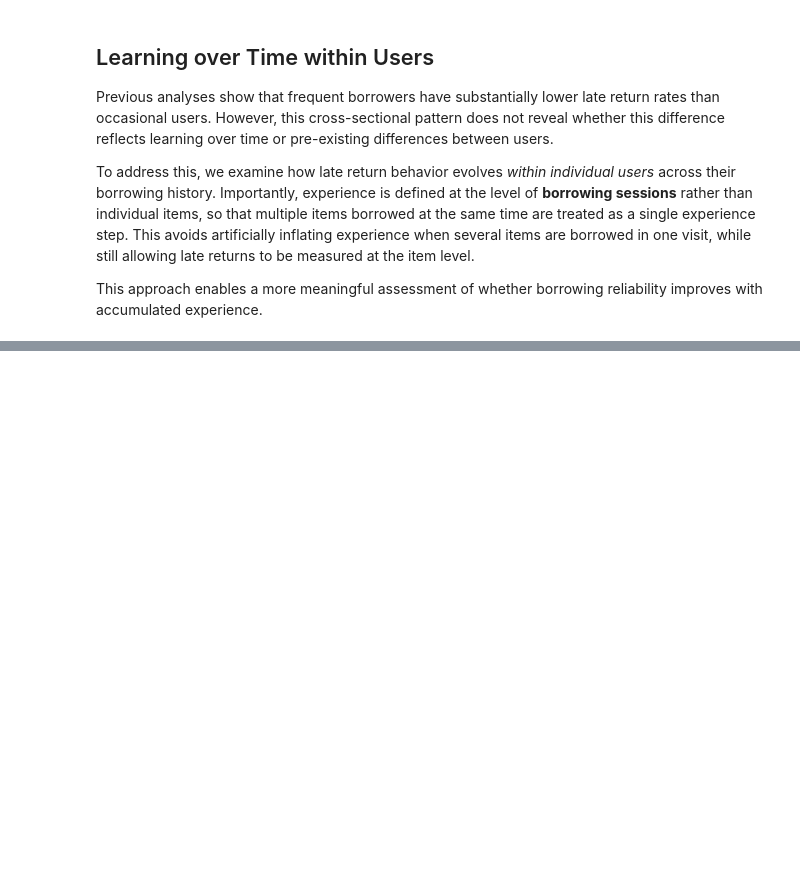
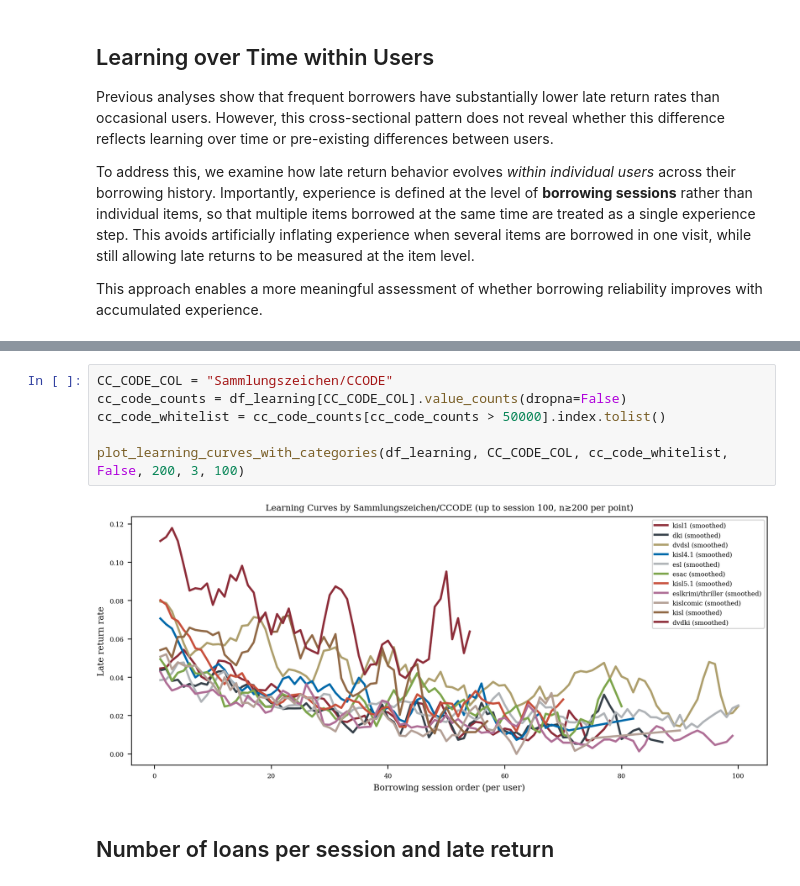
Before and after one commit to RobinAllgeier/Data_Literacy, a Jupyter notebook: exp/04_02_eda_user_behavior.ipynb, the cells around one changed output, grey strips where cells are left out. Saved outputs shown, nothing was run; the diff lists cells and outputs as text; blank space fills up the shorter version.

```diff
--- a/exp/04_02_eda_user_behavior.ipynb
+++ b/exp/04_02_eda_user_behavior.ipynb
@@ -534,0 +500,10 @@ df_late_share_by_size
+# %%
+CC_CODE_COL = "Sammlungszeichen/CCODE"
+cc_code_counts = df_learning[CC_CODE_COL].value_counts(dropna=False)
+cc_code_whitelist = cc_code_counts[cc_code_counts > 50000].index.tolist()
+
+plot_learning_curves_with_categories(df_learning, CC_CODE_COL, cc_code_whitelist, False, 200, 3, 100)
+# %% [output]
+[figure, added]
+# %% [markdown]
+## Number of loans per session and late return
```
Also changed, not shown: parts of 49 cells of this notebook, 1 other file.
